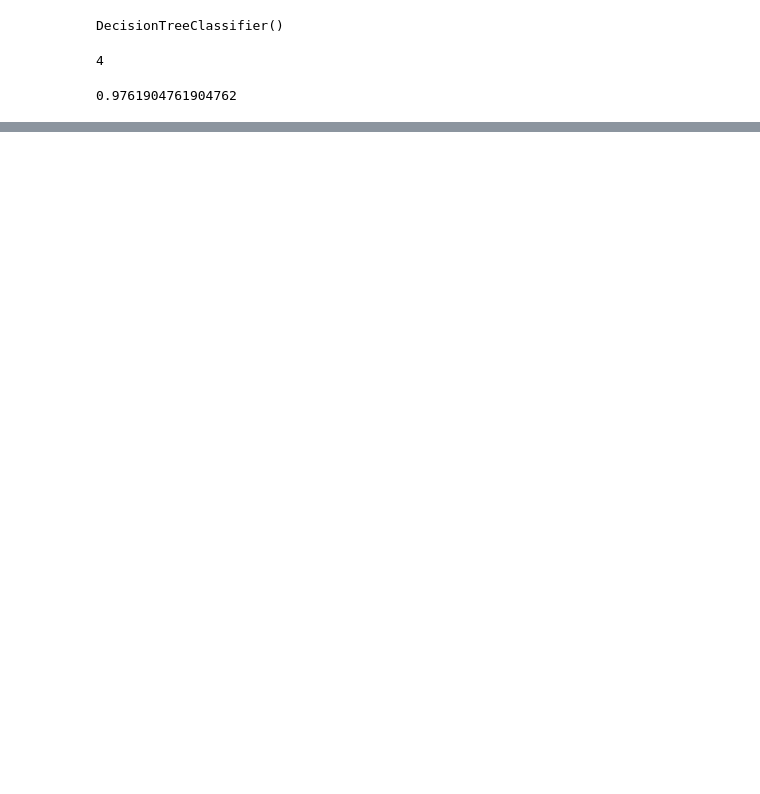
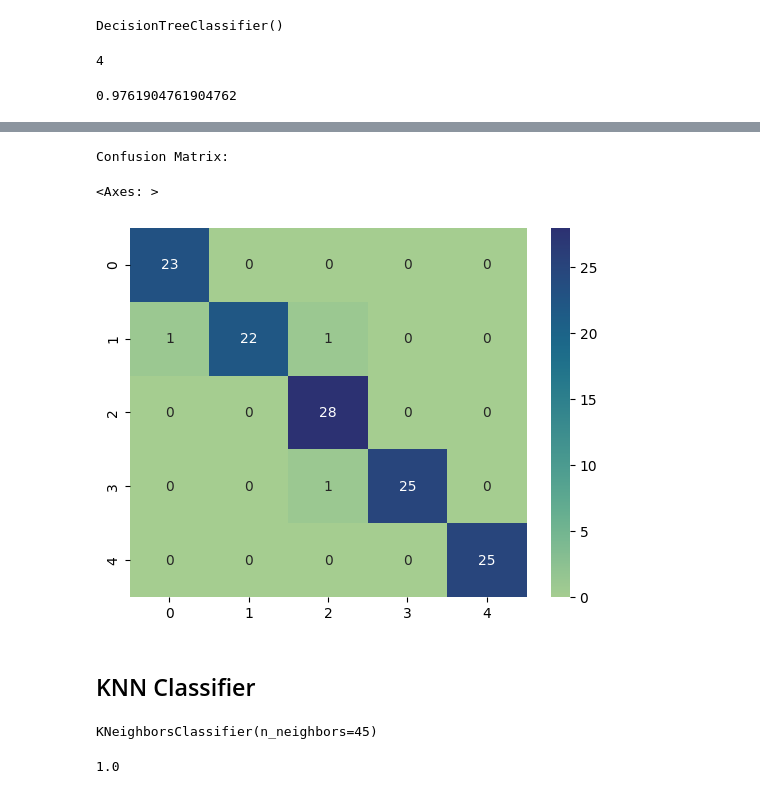
Before and after one commit to LillFrank/MLStressDetectionProj, a Jupyter notebook: MLProj.ipynb, the cells around one changed output, grey strips where cells are left out. Saved outputs shown, nothing was run; the diff lists cells and outputs as text; code cells hidden in the pictures; blank space fills up the shorter version.

```diff
--- a/MLProj.ipynb
+++ b/MLProj.ipynb
@@ -258,0 +267,24 @@ weighted avg       0.98      0.98      0.98       126
+# %%
+y_predict = random_forest.predict(x_test)
+
+matrixrandom = confusion_matrix(y_test, y_predict)
+
+print("Confusion Matrix:")
+
+sns.heatmap(matrixrandom,annot=True,cmap="crest")
+# %% [output]
+Confusion Matrix:
+<Axes: >
+[figure, added]
+# %% [markdown]
+KNN Classifier
+--
+# %%
+knn = KNeighborsClassifier(n_neighbors=45)
+knn.fit(x_train, y_train)
+# %% [output]
+KNeighborsClassifier(n_neighbors=45)
+# %%
+knn.score(x_test,y_test)
+# %% [output]
+1.0
```
Also changed, not shown: parts of 18 cells of this notebook.
